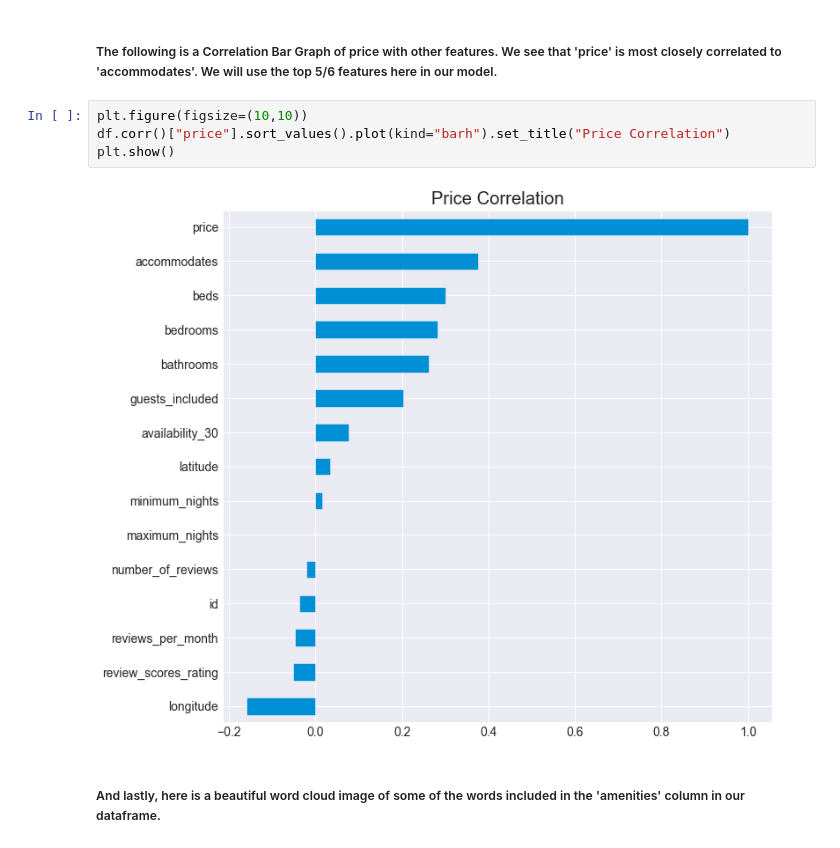
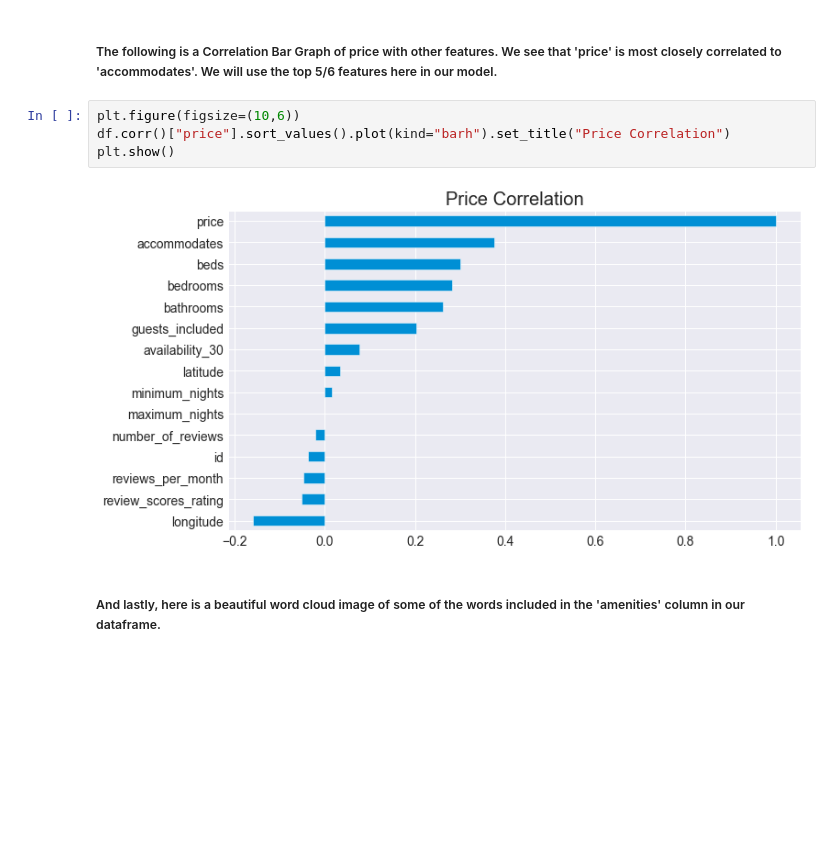
Before and after one commit to clarizamayo/Airbnb_Data_Analysis, a Jupyter notebook: Analysis_Notebook.ipynb, the cells around one changed output. Drawn from its saved outputs; the diff is of its cells as text; blank space fills up the shorter version.

```diff
--- a/Analysis_Notebook.ipynb
+++ b/Analysis_Notebook.ipynb
@@ -769,11 +767,11 @@ plt.show()
 # %% [markdown]
 ##### The following is a Correlation Bar Graph of price with other features. We see that 'price' is most closely correlated to 'accommodates'. We will use the top 5/6 features here in our model.
 # %%
-plt.figure(figsize=(10,10))
+plt.figure(figsize=(10,6))
 df.corr()["price"].sort_values().plot(kind="barh").set_title("Price Correlation")
 plt.show()
 # %% [output]
-[figure, old version]
+[figure, new version]
 # %% [markdown]
 ##### And lastly, here is a beautiful word cloud image of some of the words included in the 'amenities' column in our dataframe.
 # %%
```
Also changed, not shown: parts of 16 cells of this notebook.
